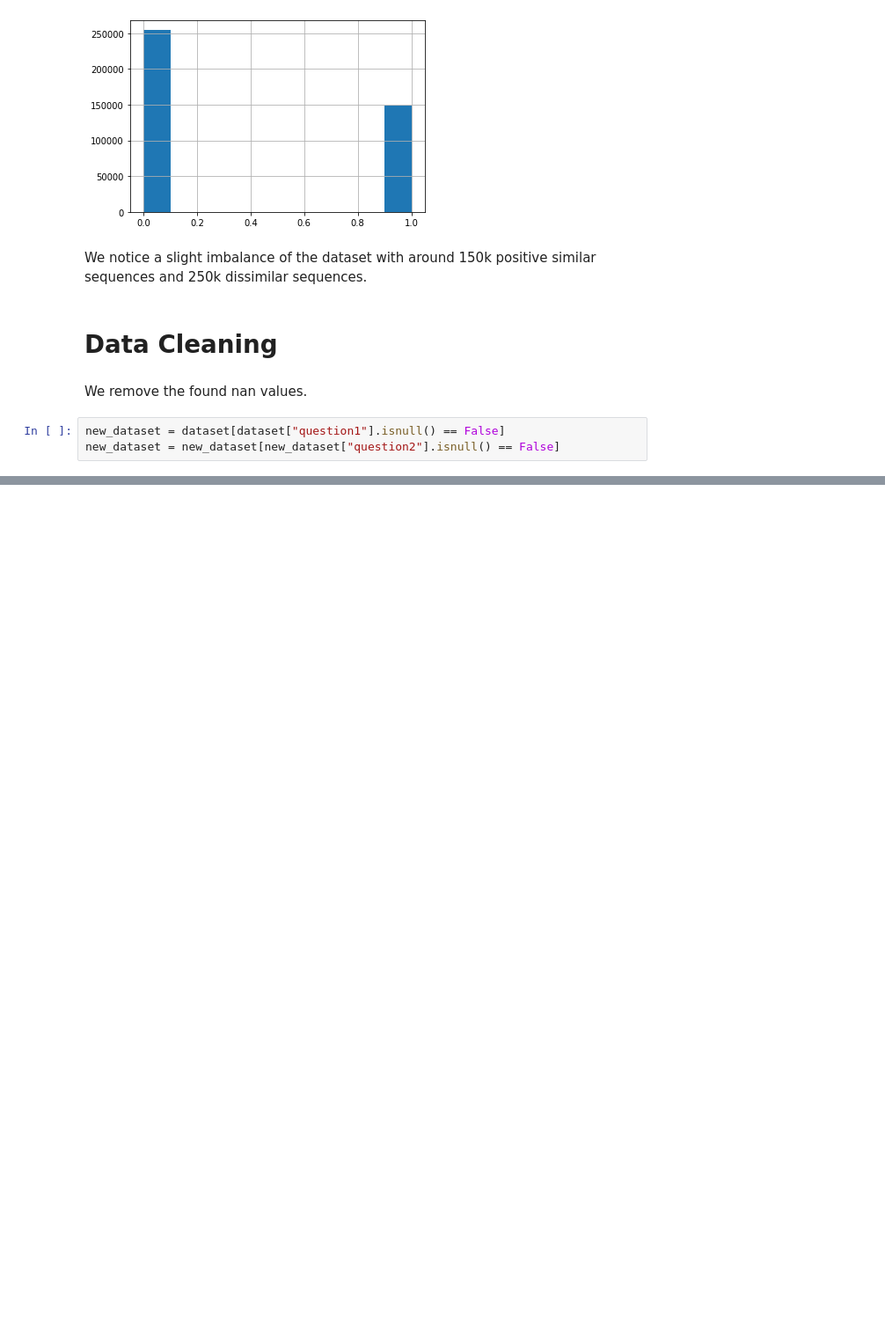
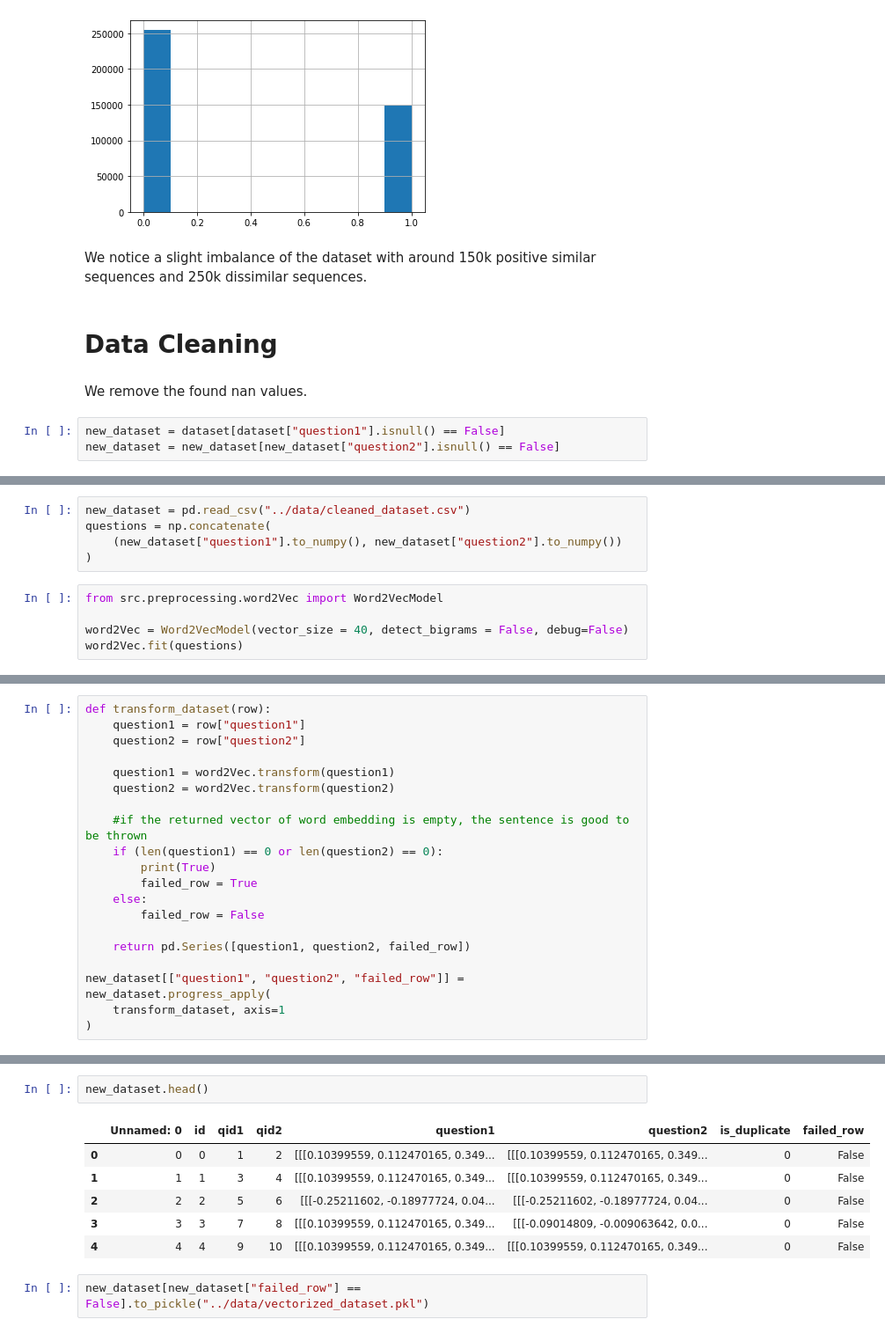
Before and after one commit to dimartinot/Text-Semantic-Similarity, a Jupyter notebook: notebook/EDA.ipynb, the cells around one changed output, grey strips where cells are left out. Shown at 88% size. Saved outputs shown, nothing was run; the diff lists cells and outputs as text; blank space fills up the shorter version.

```diff
--- a/notebook/EDA.ipynb
+++ b/notebook/EDA.ipynb
@@ -68,0 +84,10 @@ new_dataset.to_csv("../data/cleaned_dataset.csv")
+# %%
+new_dataset = pd.read_csv("../data/cleaned_dataset.csv")
+questions = np.concatenate(
+    (new_dataset["question1"].to_numpy(), new_dataset["question2"].to_numpy())
+)
+# %%
+from src.preprocessing.word2Vec import Word2VecModel
+
+word2Vec = Word2VecModel(vector_size = 40, detect_bigrams = False, debug=False)
+word2Vec.fit(questions)
@@ -68,0 +100,20 @@ new_dataset.to_csv("../data/cleaned_dataset.csv")
+# %%
+def transform_dataset(row):
+    question1 = row["question1"]
+    question2 = row["question2"]
+
+    question1 = word2Vec.transform(question1)
+    question2 = word2Vec.transform(question2)
+
+    #if the returned vector of word embedding is empty, the sentence is good to be thrown
+    if (len(question1) == 0 or len(question2) == 0):
+        print(True)
+        failed_row = True
+    else:
+        failed_row = False
+
+    return pd.Series([question1, question2, failed_row])
+
+new_dataset[["question1", "question2", "failed_row"]] = new_dataset.progress_apply(
+    transform_dataset, axis=1
+)
@@ -68,0 +134,11 @@ new_dataset.to_csv("../data/cleaned_dataset.csv")
+# %%
+new_dataset.head()
+# %% [output]
+|  | Unnamed: 0 | id | qid1 | qid2 | question1 | question2 | is_duplicate | failed_row |
+| 0 | 0 | 0 | 1 | 2 | [[[0.10399559, 0.112470165, 0.349... | [[[0.10399559, 0.112470165, 0.349... | 0 | False |
+| 1 | 1 | 1 | 3 | 4 | [[[0.10399559, 0.112470165, 0.349... | [[[0.10399559, 0.112470165, 0.349... | 0 | False |
+| 2 | 2 | 2 | 5 | 6 | [[[-0.25211602, -0.18977724, 0.04... | [[[-0.25211602, -0.18977724, 0.04... | 0 | False |
+| 3 | 3 | 3 | 7 | 8 | [[[0.10399559, 0.112470165, 0.349... | [[[-0.09014809, -0.009063642, 0.0... | 0 | False |
+| 4 | 4 | 4 | 9 | 10 | [[[0.10399559, 0.112470165, 0.349... | [[[0.10399559, 0.112470165, 0.349... | 0 | False |
+# %%
+new_dataset[new_dataset["failed_row"] == False].to_pickle("../data/vectorized_dataset.pkl")
```
Also changed, not shown: parts of 8 cells of this notebook, 11 other files.
